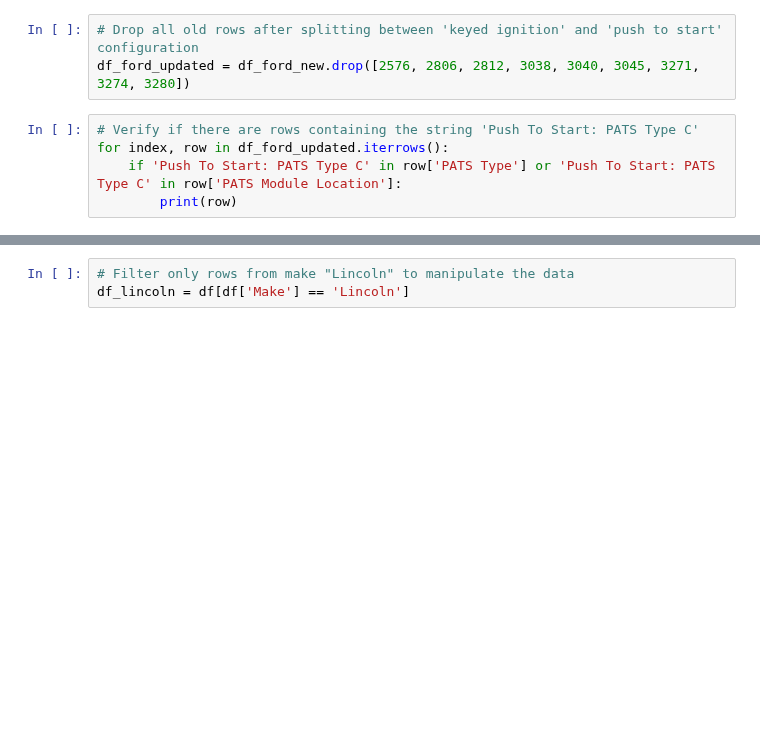
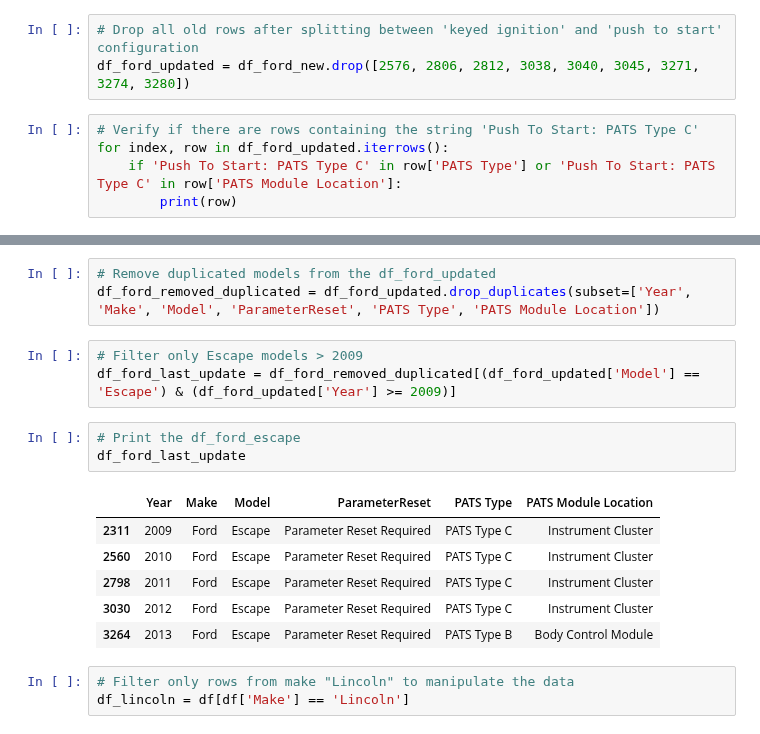
Before and after one commit to weversonbarbieri/automotive_immobilizer_app, a Jupyter notebook: notesbooks/Immo_Assistant.app.ipynb, the cells around one changed output, grey strips where cells are left out. Drawn from its saved outputs; the diff is of its cells as text; blank space fills up the shorter version.

Commit message:
commit the last update on df_ford_removed_duplicated notebook

```diff
--- a/notesbooks/Immo_Assistant.app.ipynb
+++ b/notesbooks/Immo_Assistant.app.ipynb
@@ -408,3 +387,19 @@ df_ford_updated.drop_duplicates()
+# %%
+# Remove duplicated models from the df_ford_updated
+df_ford_removed_duplicated = df_ford_updated.drop_duplicates(subset=['Year', 'Make', 'Model', 'ParameterReset', 'PATS Type', 'PATS Module Location'])
+# %%
+# Filter only Escape models > 2009
+df_ford_last_update = df_ford_removed_duplicated[(df_ford_updated['Model'] == 'Escape') & (df_ford_updated['Year'] >= 2009)]
+# %%
+# Print the df_ford_escape
+df_ford_last_update
+# %% [output]
+|  | Year | Make | Model | ParameterReset | PATS Type | PATS Module Location |
+| 2311 | 2009 | Ford | Escape | Parameter Reset Required | PATS Type C | Instrument Cluster |
+| 2560 | 2010 | Ford | Escape | Parameter Reset Required | PATS Type C | Instrument Cluster |
+| 2798 | 2011 | Ford | Escape | Parameter Reset Required | PATS Type C | Instrument Cluster |
+| 3030 | 2012 | Ford | Escape | Parameter Reset Required | PATS Type C | Instrument Cluster |
+| 3264 | 2013 | Ford | Escape | Parameter Reset Required | PATS Type B | Body Control Module |
 # %%
 # Filter only rows from make "Lincoln" to manipulate the data
 df_lincoln = df[df['Make'] == 'Lincoln']
```
Also changed, not shown: parts of 5 cells of this notebook, 3 other files.
